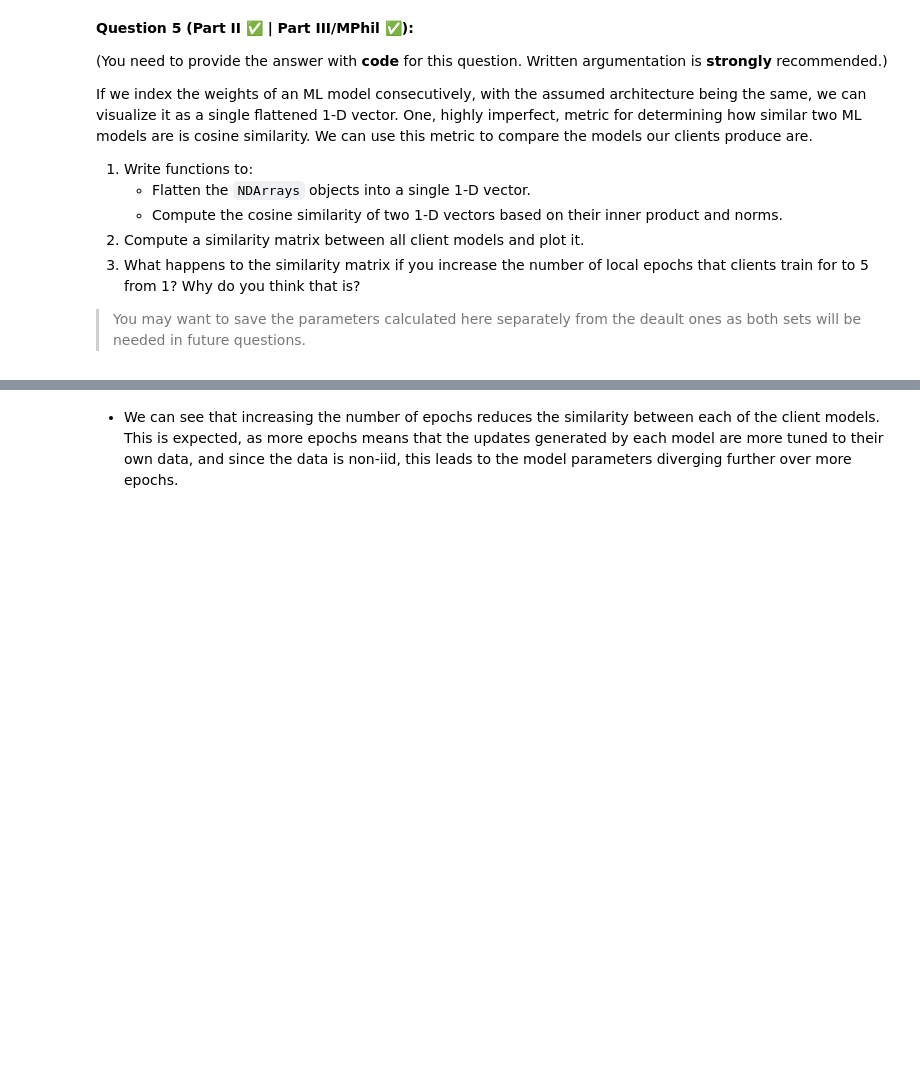
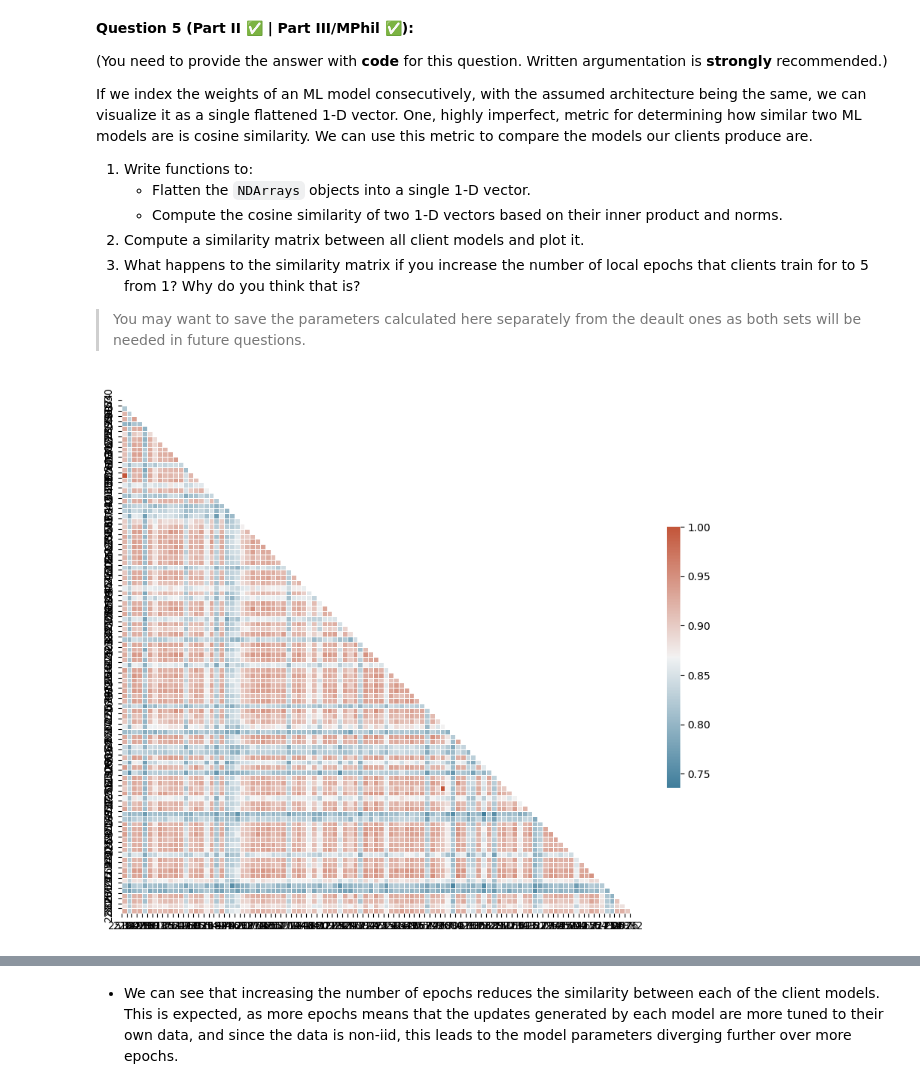
Before and after one commit to satnavpt/L361-Federated-Learning, a Jupyter notebook: labs/L361_Lab_1_From_Centralised_To_Federated_Part_2.ipynb, the cells around one changed output, grey strips where cells are left out. Saved outputs shown, nothing was run; the diff lists cells and outputs as text; code cells hidden in the pictures; blank space fills up the shorter version.

```diff
--- a/labs/L361_Lab_1_From_Centralised_To_Federated_Part_2.ipynb
+++ b/labs/L361_Lab_1_From_Centralised_To_Federated_Part_2.ipynb
@@ -529,4 +535,4 @@ test_config: Dict[str, Any] = {
 # %%
-num_clients = 4
-clients = random.sample(list(range(0, total_clients)), num_clients)
+# num_clients = 4
+# clients = random.sample(list(range(0, total_clients)), num_clients)
 # %%
@@ -560,3 +559,10 @@ If we index the weights of an ML model consecutively, with the assumed architect
 2. Compute a similarity matrix between all client models and plot it.
 3. What happens to the similarity matrix if you increase the number of local epochs that clients train for to 5 from 1? Why do you think that is?
 >You may want to save the parameters calculated here separately from the deault ones as both sets will be needed in future questions.
+# %%
+def save_params(clients, models, metrics, model_name):
+  clients = np.array(clients)
+  metrics = np.array([(size, loss['train_loss']) for (size, loss) in metrics])
+  flat_layers = np.array([np.array([flatten(layer) for layer in model]) for model in models])
+  params_to_save = np.column_stack((np.expand_dims(clients, 1), metrics, flat_layers))
+  np.save(f"{model_name}_params", params_to_save)
@@ -578,39 +588,41 @@ def sim_matrix(models):
   param_matrix = np.stack(flat_params, axis=0)
   return csm(param_matrix, param_matrix)
 # %%
-def plot_sim_matrix(matrix):
+def plot_sim_matrix(cidsA, cidsB, matrix):
   mask = np.triu(np.ones_like(matrix, dtype=bool))
   f, ax = plt.subplots(figsize=(11, 9))
   cmap = sns.diverging_palette(230, 20, as_cmap=True)
-  sns.heatmap(matrix, mask=mask, cmap=cmap, vmax=np.max(matrix), vmin=np.min(matrix),
+  sns.heatmap(matrix, cmap=cmap, mask=mask, vmax=np.max(matrix), vmin=np.min(matrix),
               square=True, linewidths=.5, cbar_kws={"shrink": .5})
+  ax.set_yticks(cidsA, [str(list_of_ids[c]) for c in cidsA])
+  ax.set_xticks(cidsB, [str(list_of_ids[c]) for c in cidsB])
 # %%
 one_epoch_config: Dict[str, Any] = {
     "epochs": 1,
     "batch_size": 32,
     "client_learning_rate": 0.01,
     "weight_decay": 0.001,
     "num_workers": 2,
     "max_batches": 100,
 }
 
 num_clients = total_clients
 clients = random.sample(list(range(0, total_clients)), num_clients)
 
 trained_models = [
     fit_client_seeded(
         federated_client_generator(cid), seed_model_params, one_epoch_config
     )
     for cid in clients
 ]
 
 trained_model_parameters = [model for model, *rest in trained_models]
-np.save('one_epoch_params', trained_model_parameters)
 trained_model_metrics = [rest for _, *rest in trained_models]
-
+save_params(clients, trained_model_parameters, trained_model_metrics, "100_clients_1_epoch")
 matrix = sim_matrix(trained_model_parameters)
-print(matrix)
-plot_sim_matrix(matrix)
+plot_sim_matrix(clients, clients, matrix)
+# %% [output]
+[figure, added]
 # %%
 five_epoch_config: Dict[str, Any] = {
     "epochs": 5,
```
Also changed, not shown: parts of 47 cells of this notebook.
